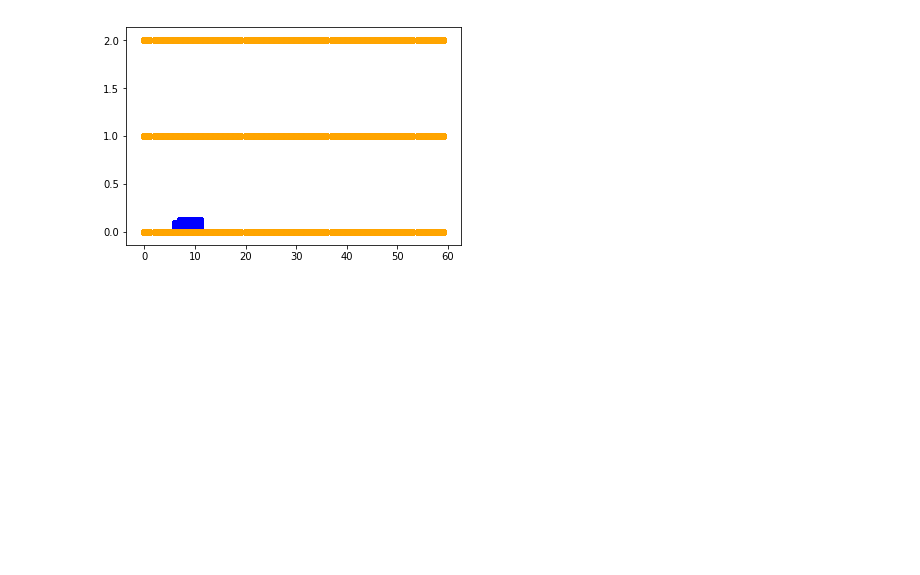
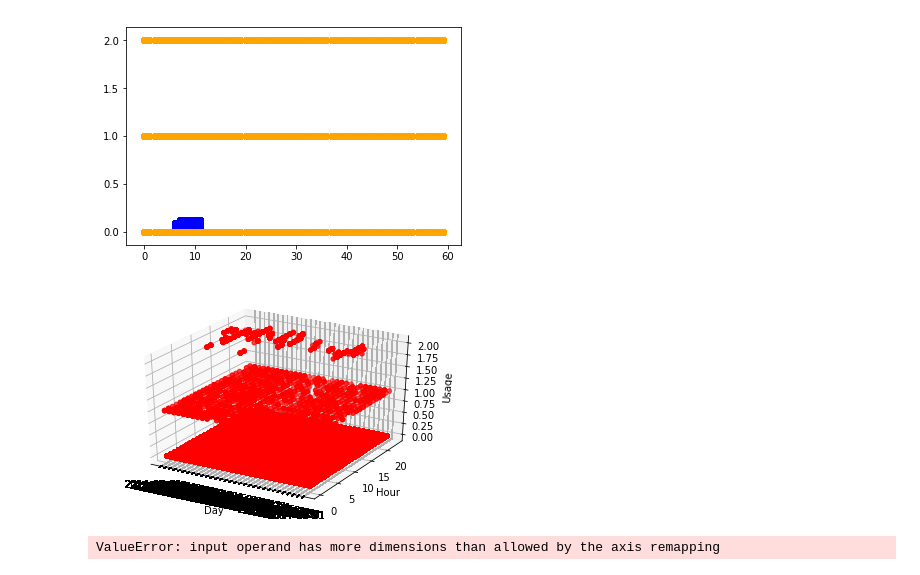
Before and after one commit to bhushan23/SmartOff, a Jupyter notebook: dataProcessing.ipynb, the cells around one changed output. Cells and saved outputs as stored; diff of their text form; code cells hidden in the pictures; blank space fills up the shorter version.

Commit message:
Data processing and gitignre

```diff
--- a/dataProcessing.ipynb
+++ b/dataProcessing.ipynb
@@ -8,2 +10,3 @@ from datetime import datetime
 # %%
-inputFile = './data/house5/channel_7.dat'
+#inputFile = './data/house5/channel_7.dat'
+inputFile = './data/house5/channel_5TV.dat'
@@ -10,25 +15,29 @@ inputFile = './data/house5/channel_7.dat'
 # %%
 # Preprocessing run only once
 
-file_read = pd.read_csv(inputFile, sep=' ', names = ['Timestamp','Usage'])
-
+'''
 count = 0
 for i in file_read['Usage']:
     if i > 1:
         count+=1
         i = 2
+
 print(count)
+'''
 for i in range(0, len(file_read['Usage'])):
+    if (file_read['Usage'][i] == 1):
+        file_read['Usage'][i] = 0
     if (file_read['Usage'][i] > 1):
-        file_read['Usage'][i] = 2
+        file_read['Usage'][i] = 1
 
+'''
 count = 0
 for i in file_read['Usage']:
     if i > 2:
         count+=1
-        i = 2
+        i = 1
 print(count)
-
+'''
 file_read['Timestamp'] = pd.to_datetime(file_read['Timestamp'],unit='s')
 file_read['Date'] = file_read['Timestamp'].dt.date
 file_read['Year'] = file_read['Timestamp'].dt.year
@@ -37,7 +46,7 @@ file_read['Day'] = file_read['Timestamp'].dt.day
 file_read['Hour'] = file_read['Timestamp'].dt.hour
 file_read['Minute'] = file_read['Timestamp'].dt.minute
 file_read['Second'] = file_read['Timestamp'].dt.second
-file_read.to_csv(inputFile+'.csv', sep=',', index_label='Index')
+file_read.to_csv(inputFile+'_OnOFF.csv', sep=',', index_label='Index')
 
 #dateData = np.forfile_read['Timestamp'])
 #timestampArray = np.array(file_read['Timestamp']).reshape(-1,1)
@@ -268,3 +282,39 @@ plt.show()
 [figure]
 [figure]
 [figure]
+# %%
+fig = plt.figure()
+ax = fig.add_subplot(111, projection='3d')
+
+
+x = test['Day'][:50000]
+#file_read['Date']
+#print(x)
+y = test['Hour'][:50000]
+z = test['Usage'][:50000]
+
+ax.scatter(x, y, z, c='r', marker='o')
+
+ax.xaxis.set_ticks(x)
+ax.xaxis.set_ticklabels(test['Date'][:50000])
+ax.set_xlabel('Day')
+ax.set_ylabel('Hour')
+ax.set_zlabel('Usage')
+
+plt.show()
+
+
+z = test_predict[:50000]
+
+ax.plot(x, y, z, c='g', marker='x')
+
+ax.xaxis.set_ticks(x)
+ax.xaxis.set_ticklabels(test['Date'][:50000])
+ax.set_xlabel('Day')
+ax.set_ylabel('Hour')
+ax.set_zlabel('Usage')
+
+plt.show()
+# %% [output]
+[figure, added]
+ValueError: input operand has more dimensions than allowed by the axis remapping
```
Also changed, not shown: parts of 14 cells of this notebook, 1 other file.
